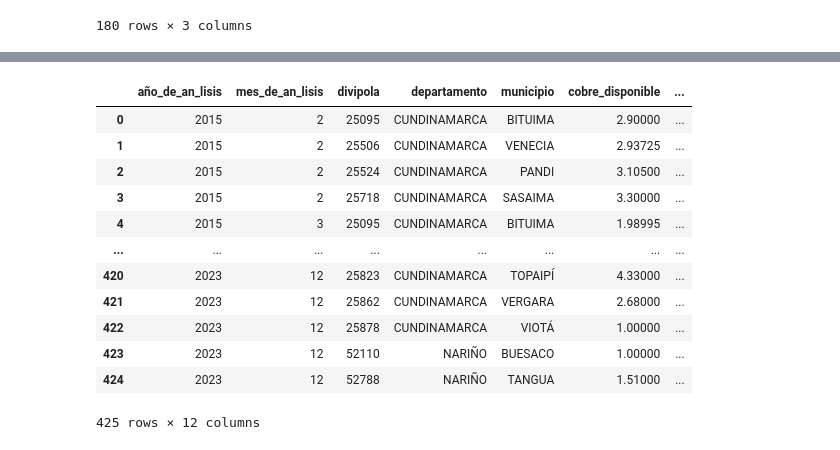
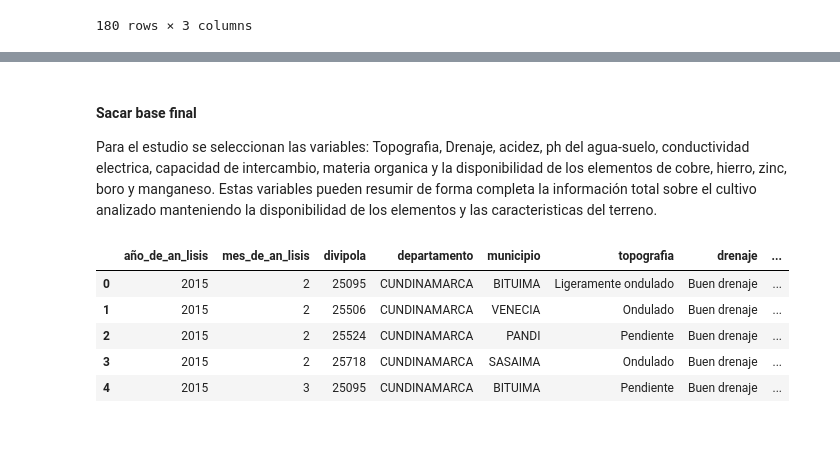
Before and after one commit to davcassal7/Anteproyecto_Seguro_Indexado, a Jupyter notebook: ETL_AnalisisLabSuelo.ipynb, the cells around one changed output, grey strips where cells are left out. Drawn from its saved outputs; the diff is of its cells as text; code cells hidden in the pictures.

Commit message:
Actualización proceso ETL base Analisis suelo

```diff
--- a/ETL_AnalisisLabSuelo.ipynb
+++ b/ETL_AnalisisLabSuelo.ipynb
@@ -193,29 +386,35 @@ See the caveats in the documentation: https://pandas.pydata.org/pandas-docs/stab
+# %% [markdown]
+#### Sacar base final
+Para el estudio se seleccionan las variables: Topografia, Drenaje, acidez, ph del agua-suelo, conductividad electrica, capacidad de intercambio, materia organica y la disponibilidad de los elementos de cobre, hierro, zinc, boro y manganeso. Estas variables pueden resumir de forma completa la información total sobre el cultivo analizado manteniendo la disponibilidad de los elementos y las caracteristicas del terreno.
 # %%
-results_df_cafe_agg = results_df_cafe.groupby(['año_de_an_lisis', 'mes_de_an_lisis','divipola']).agg({
-    'departamento': 'max',
-    'municipio': 'max',
-    'cobre_disponible': 'mean',
-    'hierro_disponible_olsen': 'mean',
-    'zinc_disponible_olsen': 'mean',
-    'boro_disponible': 'mean',
-    'manganeso_disponible_olsen': 'mean',
-    'acidez_kcl': 'mean',
-    'ph_agua_suelo':'mean'
-}).reset_index()
+def get_mode(series):
+    modes = series.mode()
+    return modes.iloc[0] if not modes.empty else None
+
+results_df_cafe_agg = results_df_cafe.groupby(['año_de_an_lisis', 'mes_de_an_lisis','divipola']).agg(
+    departamento=('departamento', 'max'),
+    municipio=('municipio', 'max'),
+    topografia=('topografia', get_mode),
+    drenaje=('drenaje', get_mode),
+    cobre_disponible=('cobre_disponible', 'mean'),
+    hierro_disponible_olsen=('hierro_disponible_olsen', 'mean'),
+    zinc_disponible_olsen=('zinc_disponible_olsen', 'mean'),
+    boro_disponible=('boro_disponible', 'mean'),
+    manganeso_disponible_olsen=('manganeso_disponible_olsen', 'mean'),
+    acidez_kcl=('acidez_kcl', 'mean'),
+    ph_agua_suelo=('ph_agua_suelo', 'mean'),
+    conductividad_electrica=('conductividad_electrica', 'mean'),
+    capacidad_de_intercambio_cationico=('capacidad_de_intercambio_cationico', 'mean'),
+    materia_organica=('materia_organica', 'mean'),
+    Numero_cultivos_Cafe=('departamento', 'count')  # Count any column
+).reset_index()
-# %%
-results_df_cafe_agg
-# %% [output]
-|  | año_de_an_lisis | mes_de_an_lisis | divipola | departamento | municipio | cobre_disponible | ... |
-| 0 | 2015 | 2 | 25095 | CUNDINAMARCA | BITUIMA | 2.90000 | ... |
-| 1 | 2015 | 2 | 25506 | CUNDINAMARCA | VENECIA | 2.93725 | ... |
-| 2 | 2015 | 2 | 25524 | CUNDINAMARCA | PANDI | 3.10500 | ... |
-| 3 | 2015 | 2 | 25718 | CUNDINAMARCA | SASAIMA | 3.30000 | ... |
-| 4 | 2015 | 3 | 25095 | CUNDINAMARCA | BITUIMA | 1.98995 | ... |
-| ... | ... | ... | ... | ... | ... | ... | ... |
-| 420 | 2023 | 12 | 25823 | CUNDINAMARCA | TOPAIPÍ | 4.33000 | ... |
-| 421 | 2023 | 12 | 25862 | CUNDINAMARCA | VERGARA | 2.68000 | ... |
-| 422 | 2023 | 12 | 25878 | CUNDINAMARCA | VIOTÁ | 1.00000 | ... |
-| 423 | 2023 | 12 | 52110 | NARIÑO | BUESACO | 1.00000 | ... |
-| 424 | 2023 | 12 | 52788 | NARIÑO | TANGUA | 1.51000 | ... |
-425 rows × 12 columns
+# %%
+results_df_cafe_agg.head(n=5)
+# %% [output]
+|  | año_de_an_lisis | mes_de_an_lisis | divipola | departamento | municipio | topografia | drenaje | ... |
+| 0 | 2015 | 2 | 25095 | CUNDINAMARCA | BITUIMA | Ligeramente ondulado | Buen drenaje | ... |
+| 1 | 2015 | 2 | 25506 | CUNDINAMARCA | VENECIA | Ondulado | Buen drenaje | ... |
+| 2 | 2015 | 2 | 25524 | CUNDINAMARCA | PANDI | Pendiente | Buen drenaje | ... |
+| 3 | 2015 | 2 | 25718 | CUNDINAMARCA | SASAIMA | Ondulado | Buen drenaje | ... |
+| 4 | 2015 | 3 | 25095 | CUNDINAMARCA | BITUIMA | Pendiente | Buen drenaje | ... |
 # %%
```
Also changed, not shown: parts of 37 cells of this notebook.
